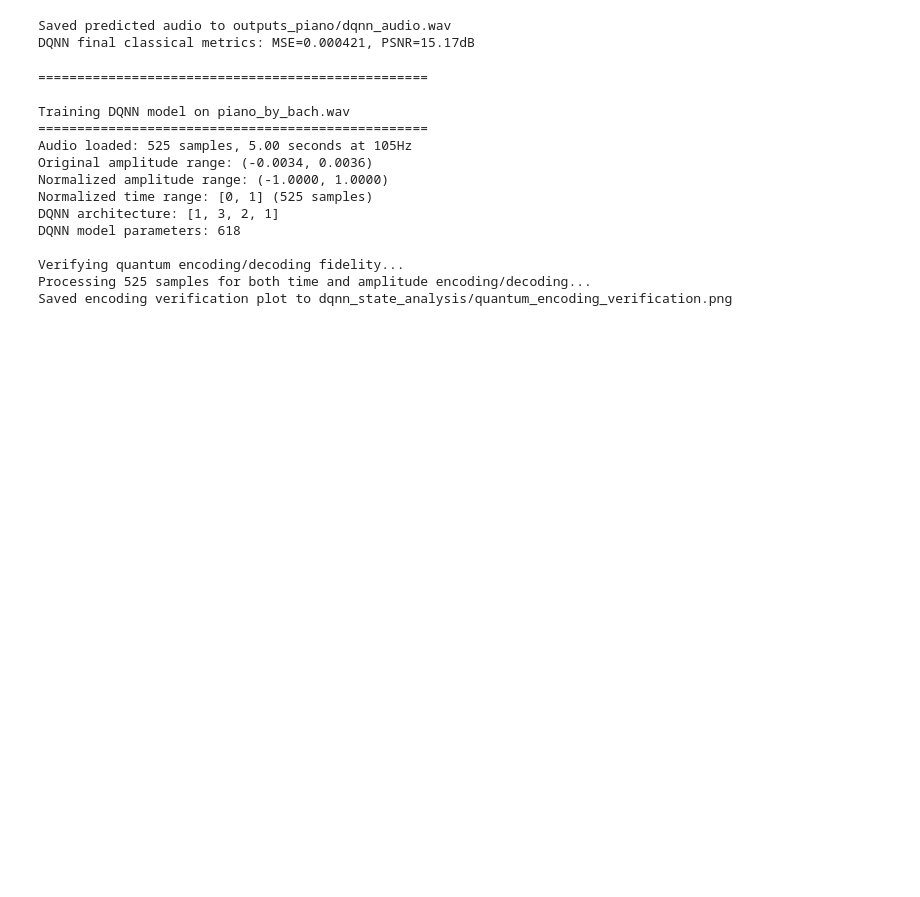
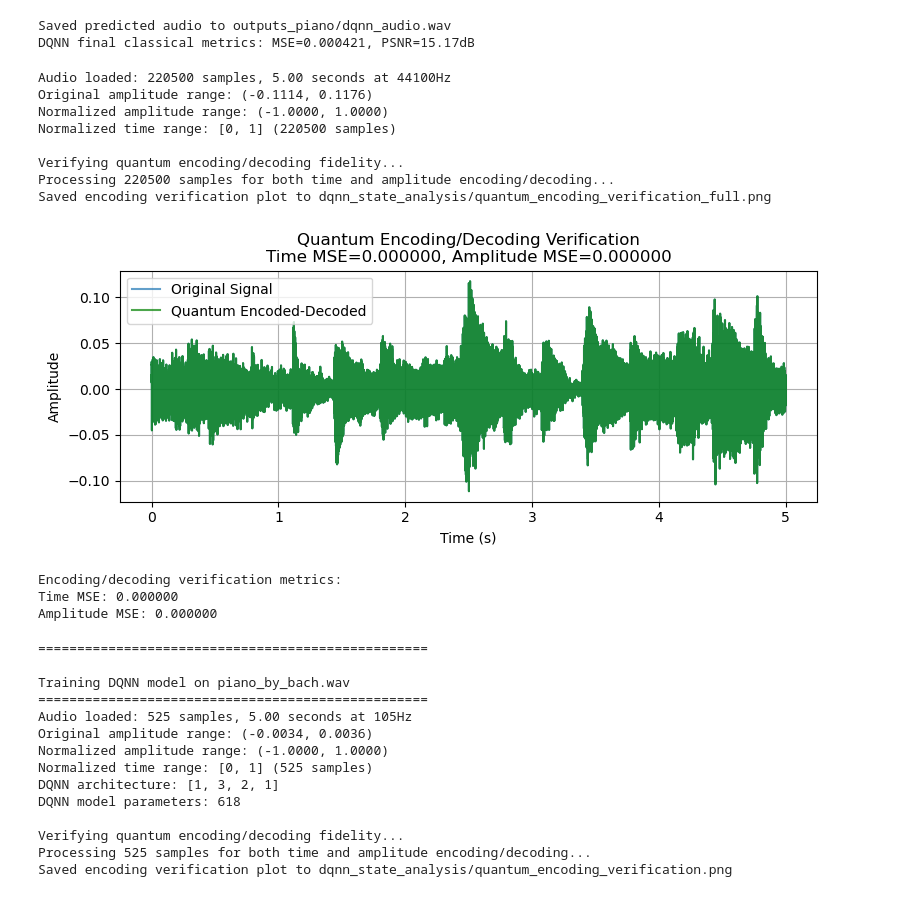
Before and after one commit to eriel070/inr-qnn, a Jupyter notebook: project_center.ipynb, the cells around one changed output. Saved outputs shown, nothing was run; the diff lists cells and outputs as text; code cells hidden in the pictures; blank space fills up the shorter version.

```diff
--- a/project_center.ipynb
+++ b/project_center.ipynb
@@ -332,6 +334,32 @@ DQNN Predicted Audio (5.00 seconds):
 [interactive output not drawn]
 Saved predicted audio to outputs_piano/dqnn_audio.wav
 DQNN final classical metrics: MSE=0.000421, PSNR=15.17dB
+# %%
+audio_file = "data/original/piano_by_bach.wav"
+output_path = "dqnn_state_analysis"
+
+dataset = AudioQuantumDataset(
+        audio_file,
+        normalize_time=True,
+        normalize_amplitude=True
+    )
+
+verification_results = verify_quantum_encoding(
+    dataset,
+    save_plot=f"{output_path}/quantum_encoding_verification_full.png")
+# %% [output]
+Audio loaded: 220500 samples, 5.00 seconds at 44100Hz
+Original amplitude range: (-0.1114, 0.1176)
+Normalized amplitude range: (-1.0000, 1.0000)
+Normalized time range: [0, 1] (220500 samples)
+
+Verifying quantum encoding/decoding fidelity...
+Processing 220500 samples for both time and amplitude encoding/decoding...
+Saved encoding verification plot to dqnn_state_analysis/quantum_encoding_verification_full.png
+[figure, added]
+Encoding/decoding verification metrics:
+Time MSE: 0.000000
+Amplitude MSE: 0.000000
 # %%
 # CHOOSE 0 1 2
 choice = 2
```
Also changed, not shown: parts of 3 cells of this notebook, 3 other files.
